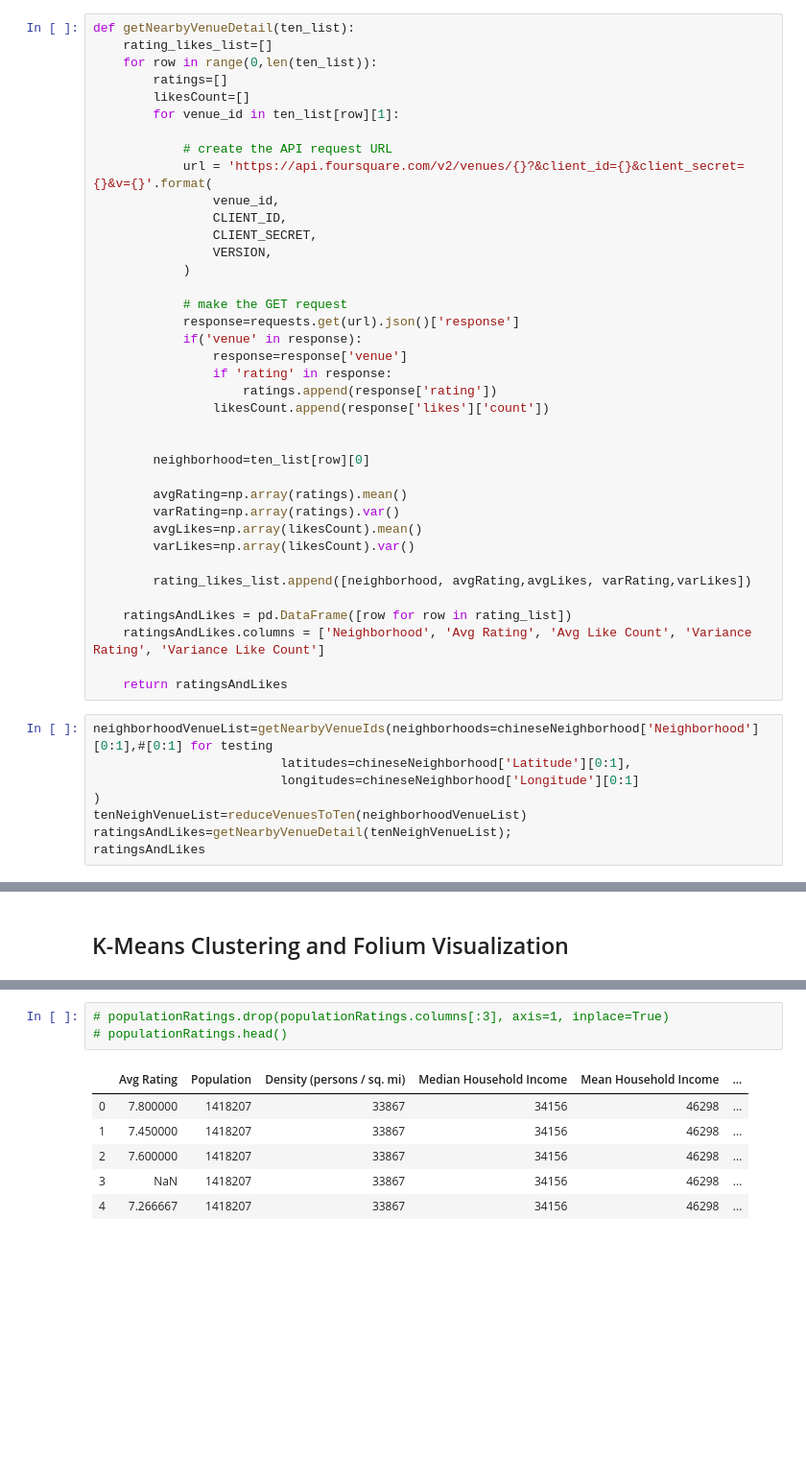
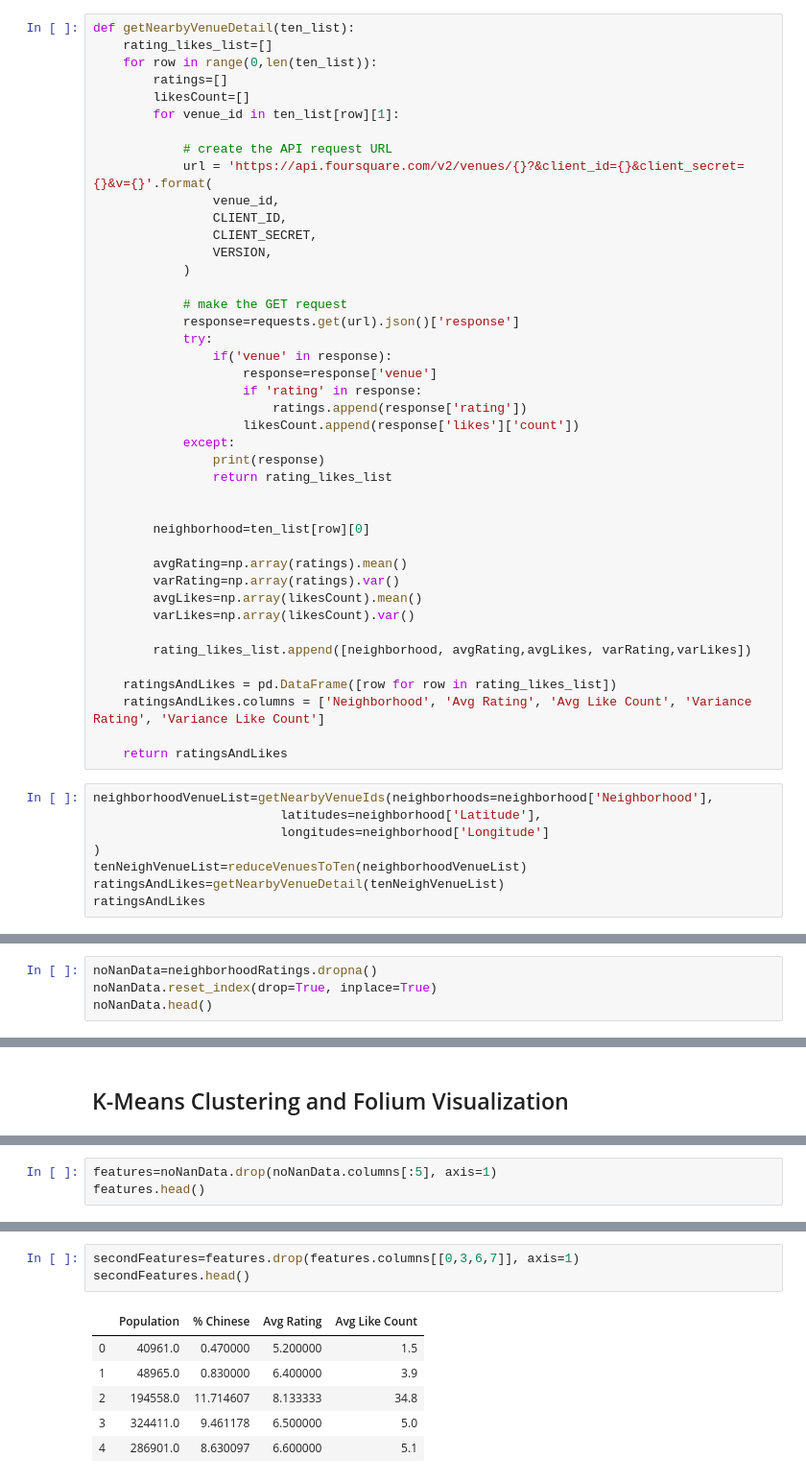
Before and after one commit to tlwang179/battle-of-the-neighbors, a Jupyter notebook: NYC_demographic_venue_ratings.ipynb, the cells around one changed output, grey strips where cells are left out. Shown at 96% size. Drawn from its saved outputs; the diff is of its cells as text; blank space fills up the shorter version.

```diff
--- a/NYC_demographic_venue_ratings.ipynb
+++ b/NYC_demographic_venue_ratings.ipynb
@@ -378,11 +380,15 @@ def getNearbyVenueDetail(ten_list):
 
             # make the GET request
             response=requests.get(url).json()['response']
-            if('venue' in response):
-                response=response['venue']
-                if 'rating' in response:
-                    ratings.append(response['rating'])
-                likesCount.append(response['likes']['count'])
+            try:
+                if('venue' in response):
+                    response=response['venue']
+                    if 'rating' in response:
+                        ratings.append(response['rating'])
+                    likesCount.append(response['likes']['count'])
+            except:
+                print(response)
+                return rating_likes_list
 
 
         neighborhood=ten_list[row][0]
@@ -394,16 +400,16 @@ def getNearbyVenueDetail(ten_list):
 
         rating_likes_list.append([neighborhood, avgRating,avgLikes, varRating,varLikes])
 
-    ratingsAndLikes = pd.DataFrame([row for row in rating_list])
+    ratingsAndLikes = pd.DataFrame([row for row in rating_likes_list])
     ratingsAndLikes.columns = ['Neighborhood', 'Avg Rating', 'Avg Like Count', 'Variance Rating', 'Variance Like Count']
 
     return ratingsAndLikes
 # %%
-neighborhoodVenueList=getNearbyVenueIds(neighborhoods=chineseNeighborhood['Neighborhood'][0:1],#[0:1] for testing
-                         latitudes=chineseNeighborhood['Latitude'][0:1],
-                         longitudes=chineseNeighborhood['Longitude'][0:1]
+neighborhoodVenueList=getNearbyVenueIds(neighborhoods=neighborhood['Neighborhood'],
+                         latitudes=neighborhood['Latitude'],
+                         longitudes=neighborhood['Longitude']
 )
 tenNeighVenueList=reduceVenuesToTen(neighborhoodVenueList)
-ratingsAndLikes=getNearbyVenueDetail(tenNeighVenueList);
+ratingsAndLikes=getNearbyVenueDetail(tenNeighVenueList)
 ratingsAndLikes
 # %% [output]
@@ -441,0 +445,4 @@ neighborhoodRatings.head()
+# %%
+noNanData=neighborhoodRatings.dropna()
+noNanData.reset_index(drop=True, inplace=True)
+noNanData.head()
@@ -446,0 +535,3 @@ import folium
+# %%
+features=noNanData.drop(noNanData.columns[:5], axis=1)
+features.head()
@@ -447,10 +575,10 @@ import folium
 # %%
-# populationRatings.drop(populationRatings.columns[:3], axis=1, inplace=True)
-# populationRatings.head()
+secondFeatures=features.drop(features.columns[[0,3,6,7]], axis=1)
+secondFeatures.head()
 # %% [output]
-|  | Avg Rating | Population | Density (persons / sq. mi) | Median Household Income | Mean Household Income | ... |
-| 0 | 7.800000 | 1418207 | 33867 | 34156 | 46298 | ... |
-| 1 | 7.450000 | 1418207 | 33867 | 34156 | 46298 | ... |
-| 2 | 7.600000 | 1418207 | 33867 | 34156 | 46298 | ... |
-| 3 | NaN | 1418207 | 33867 | 34156 | 46298 | ... |
-| 4 | 7.266667 | 1418207 | 33867 | 34156 | 46298 | ... |
+|  | Population | % Chinese | Avg Rating | Avg Like Count |
+| 0 | 40961.0 | 0.470000 | 5.200000 | 1.5 |
+| 1 | 48965.0 | 0.830000 | 6.400000 | 3.9 |
+| 2 | 194558.0 | 11.714607 | 8.133333 | 34.8 |
+| 3 | 324411.0 | 9.461178 | 6.500000 | 5.0 |
+| 4 | 286901.0 | 8.630097 | 6.600000 | 5.1 |
```
Also changed, not shown: parts of 27 cells of this notebook.
